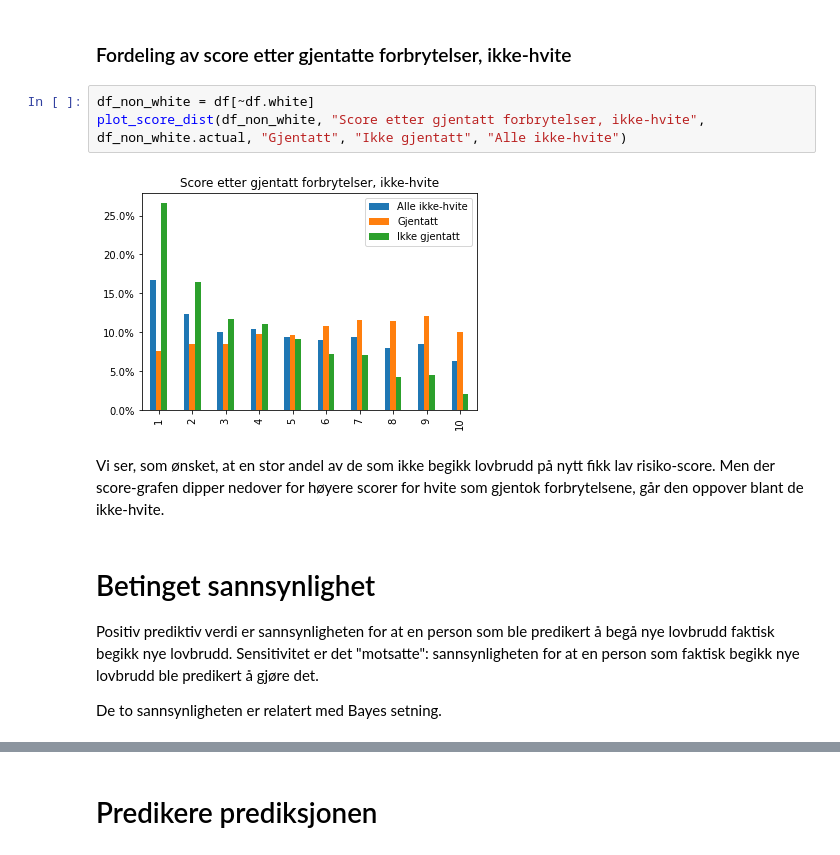
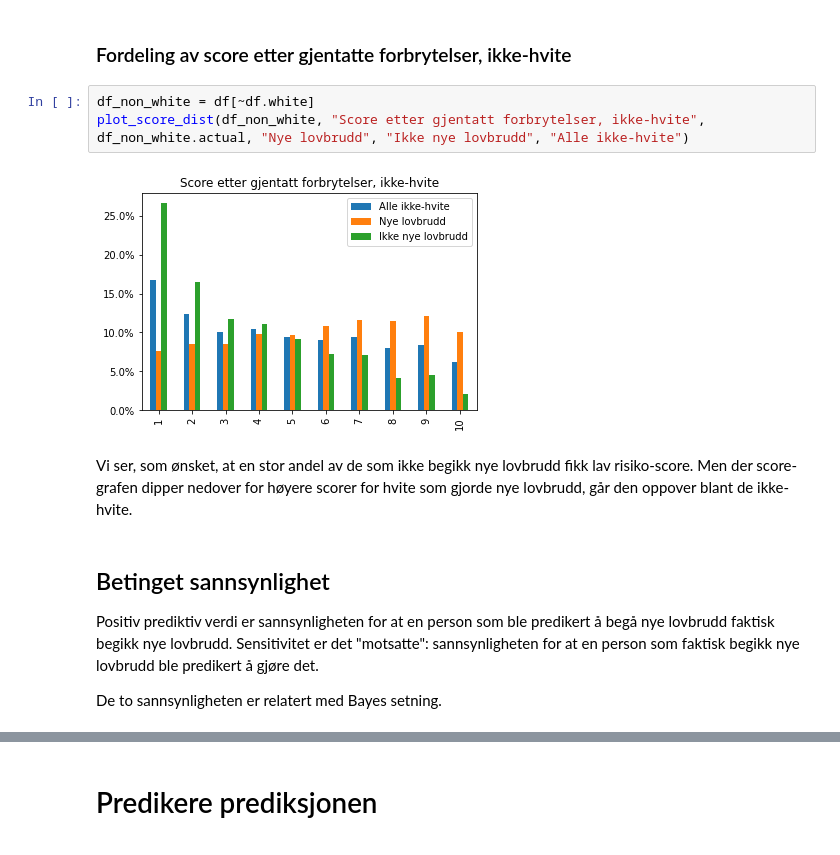
Before and after one commit to irisbore/hon2200-gr2, a Jupyter notebook: report/report.ipynb, the cells around one changed output, grey strips where cells are left out. Drawn from its saved outputs; the diff is of its cells as text.

```diff
--- a/report/report.ipynb
+++ b/report/report.ipynb
@@ -128,13 +134,13 @@ plot_score_dist(df_white, "Score etter gjentatt forbrytelser, hvite", df_white.a
 ### Fordeling av score etter gjentatte forbrytelser, ikke-hvite
 # %%
 df_non_white = df[~df.white]
-plot_score_dist(df_non_white, "Score etter gjentatt forbrytelser, ikke-hvite", df_non_white.actual, "Gjentatt", "Ikke gjentatt", "Alle ikke-hvite")
+plot_score_dist(df_non_white, "Score etter gjentatt forbrytelser, ikke-hvite", df_non_white.actual, "Nye lovbrudd", "Ikke nye lovbrudd", "Alle ikke-hvite")
 # %% [output]
-[figure, old version]
+[figure, new version]
 # %% [markdown]
-Vi ser, som ønsket, at en stor andel av de som ikke begikk lovbrudd på nytt fikk lav risiko-score. Men der score-grafen dipper nedover for høyere scorer for hvite som gjentok forbrytelsene, går den oppover blant de ikke-hvite.
+Vi ser, som ønsket, at en stor andel av de som ikke begikk nye lovbrudd fikk lav risiko-score. Men der score-grafen dipper nedover for høyere scorer for hvite som gjorde nye lovbrudd, går den oppover blant de ikke-hvite.
 # %% [markdown]
-# Betinget sannsynlighet
+## Betinget sannsynlighet
 Positiv prediktiv verdi er sannsynligheten for at en person som ble predikert å begå nye lovbrudd faktisk begikk nye lovbrudd. Sensitivitet er det "motsatte": sannsynligheten for at en person som faktisk begikk nye lovbrudd ble predikert å gjøre det.
 
 De to sannsynligheten er relatert med Bayes setning.
```
Also changed, not shown: parts of 26 cells of this notebook.
